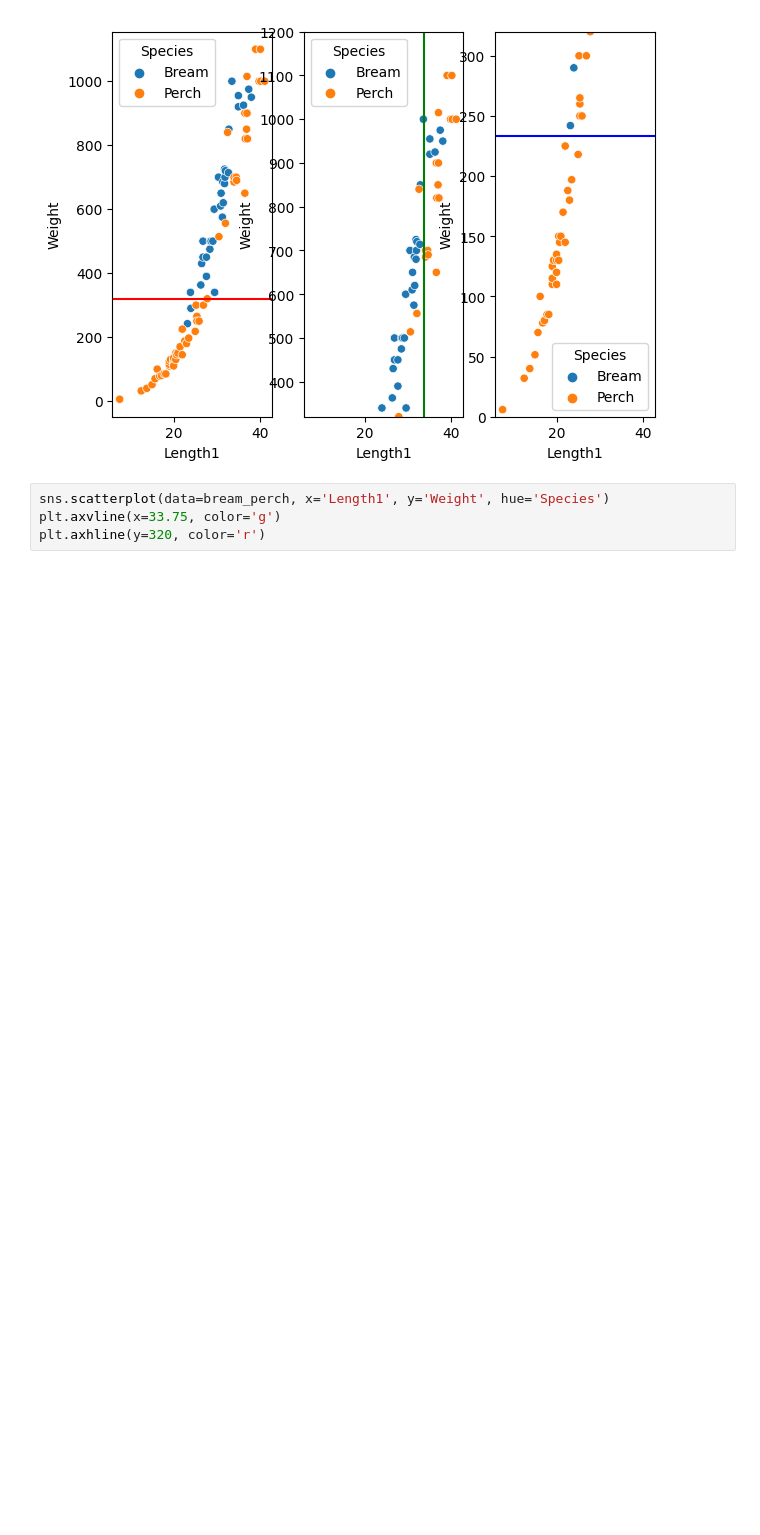
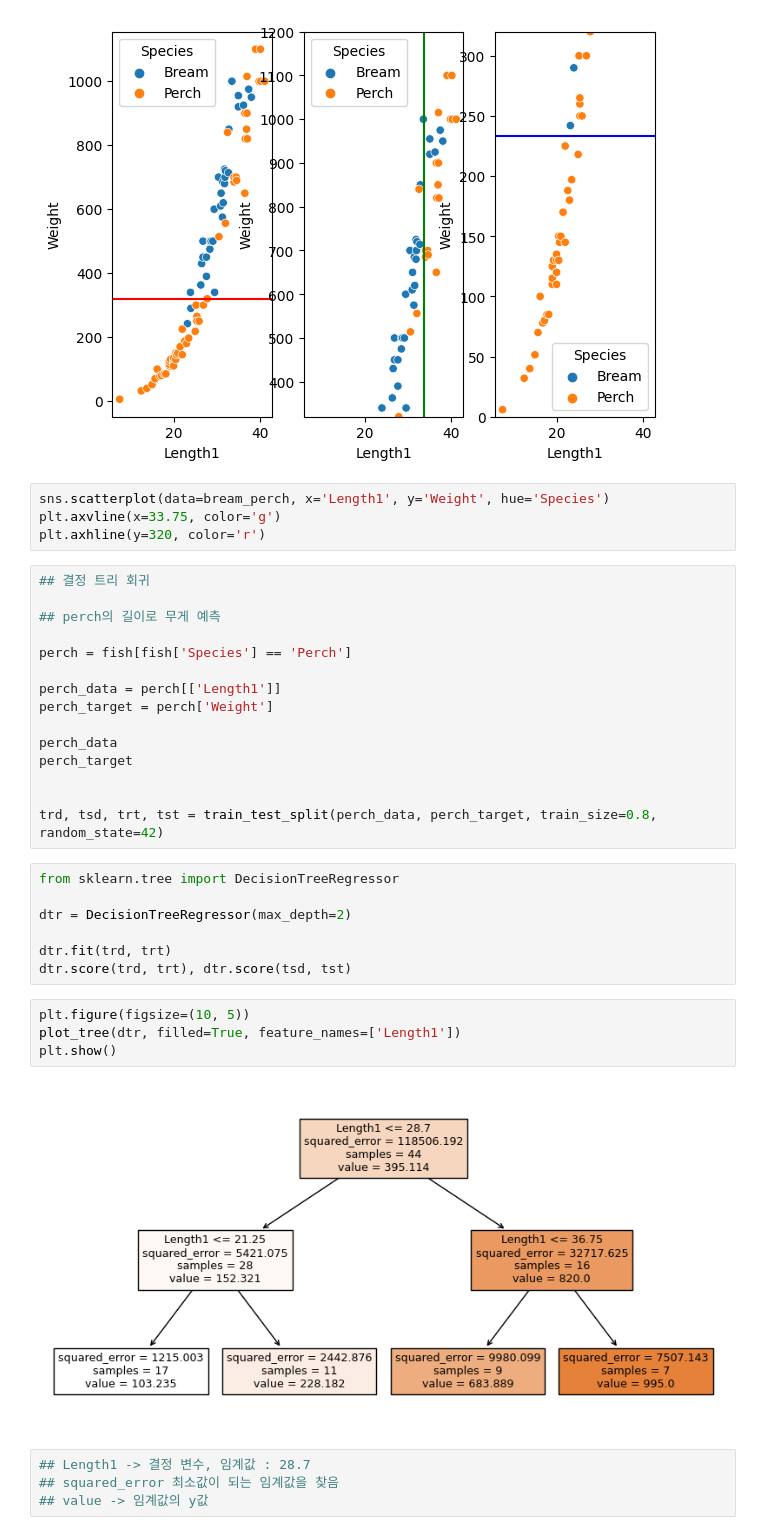
Before and after one commit to chacha86/pythonai, a Jupyter notebook: 결정트리_회귀_및_분류.ipynb, the cells around one changed output. Drawn from its saved outputs; the diff is of its cells as text; blank space fills up the shorter version.

```diff
--- a/결정트리_회귀_및_분류.ipynb
+++ b/결정트리_회귀_및_분류.ipynb
@@ -77,3 +77,35 @@ ax[2].axhline(y=233.5, color='b')
 sns.scatterplot(data=bream_perch, x='Length1', y='Weight', hue='Species')
 plt.axvline(x=33.75, color='g')
 plt.axhline(y=320, color='r')
+# %%
+## 결정 트리 회귀
+
+## perch의 길이로 무게 예측
+
+perch = fish[fish['Species'] == 'Perch']
+
+perch_data = perch[['Length1']]
+perch_target = perch['Weight']
+
+perch_data
+perch_target
+
+
+trd, tsd, trt, tst = train_test_split(perch_data, perch_target, train_size=0.8, random_state=42)
+# %%
+from sklearn.tree import DecisionTreeRegressor
+
+dtr = DecisionTreeRegressor(max_depth=2)
+
+dtr.fit(trd, trt)
+dtr.score(trd, trt), dtr.score(tsd, tst)
+# %%
+plt.figure(figsize=(10, 5))
+plot_tree(dtr, filled=True, feature_names=['Length1'])
+plt.show()
+# %% [output]
+[figure, added]
+# %%
+## Length1 -> 결정 변수, 임계값 : 28.7
+## squared_error 최소값이 되는 임계값을 찾음
+## value -> 임계값의 y값
```
Also changed, not shown: parts of 1 cell of this notebook.
